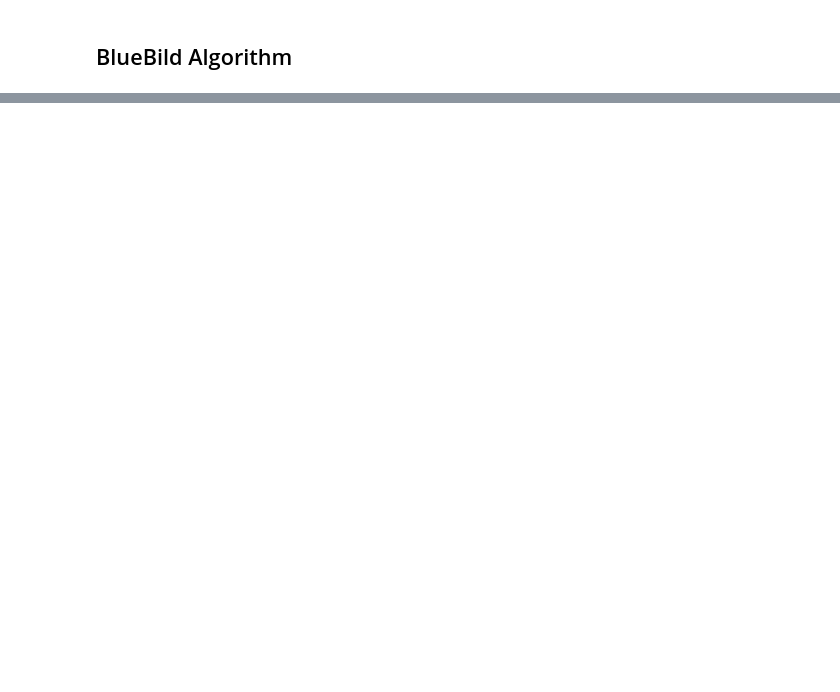
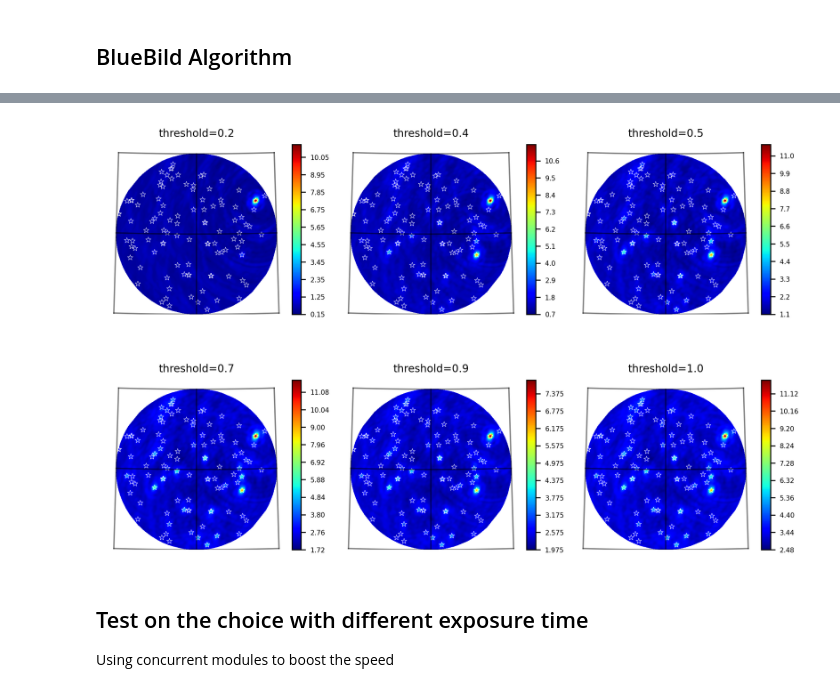
Before and after one commit to adfeel220/SSDP-Project-RadioAstronomySourceLocalization, a Jupyter notebook: RI_project.ipynb, the cells around one changed output, grey strips where cells are left out. Cells and saved outputs as stored; diff of their text form; code cells hidden in the pictures; blank space fills up the shorter version.

```diff
--- a/RI_project.ipynb
+++ b/RI_project.ipynb
@@ -183,0 +193,10 @@ fig.set_dpi(250)
+# %%
+thresholds = [0.2, 0.4, 0.5, 0.7, 0.9, 1.0]
+intensities = [None]*len(thresholds)
+
+with ProcessPoolExecutor() as executor:
+    futures = [ executor.submit(bluebild_long_exposure, data['S'], data['W'], data['XYZ'], data['px_grid'], data['lambda_'], thr, None, 0, id) for id, thr in enumerate(thresholds) ]
+
+    for s, f in enumerate(as_completed(futures)):
+        intensities[s] = f.result()
+        print(f'{s}: finished')
@@ -183,0 +216,27 @@ fig.set_dpi(250)
+# %%
+fig, axs = plt.subplots(2,3)
+fig.set_dpi(300)
+fig.set_size_inches(9,6)
+title_fontsize = 8
+plt.rcParams.update({'font.size': 5})
+
+axs[0,0].set_title('threshold=0.2', fontsize=title_fontsize)
+axs[0,1].set_title('threshold=0.4', fontsize=title_fontsize)
+axs[0,2].set_title('threshold=0.5', fontsize=title_fontsize)
+axs[1,0].set_title('threshold=0.7', fontsize=title_fontsize)
+axs[1,1].set_title('threshold=0.9', fontsize=title_fontsize)
+axs[1,2].set_title('threshold=1.0', fontsize=title_fontsize)
+
+star_size=18
+linewidth=0.25
+intensity_plot(intensities[0], axs[0,0], star_size=star_size, linewidth=linewidth)
+intensity_plot(intensities[1], axs[0,1], star_size=star_size, linewidth=linewidth)
+intensity_plot(intensities[2], axs[0,2], star_size=star_size, linewidth=linewidth)
+intensity_plot(intensities[3], axs[1,0], star_size=star_size, linewidth=linewidth)
+intensity_plot(intensities[4], axs[1,1], star_size=star_size, linewidth=linewidth)
+intensity_plot(intensities[5], axs[1,2], star_size=star_size, linewidth=linewidth)
+# %% [output]
+[figure, added]
+# %% [markdown]
+## Test on the choice with different exposure time
+Using concurrent modules to boost the speed
```
Also changed, not shown: parts of 18 cells of this notebook.
